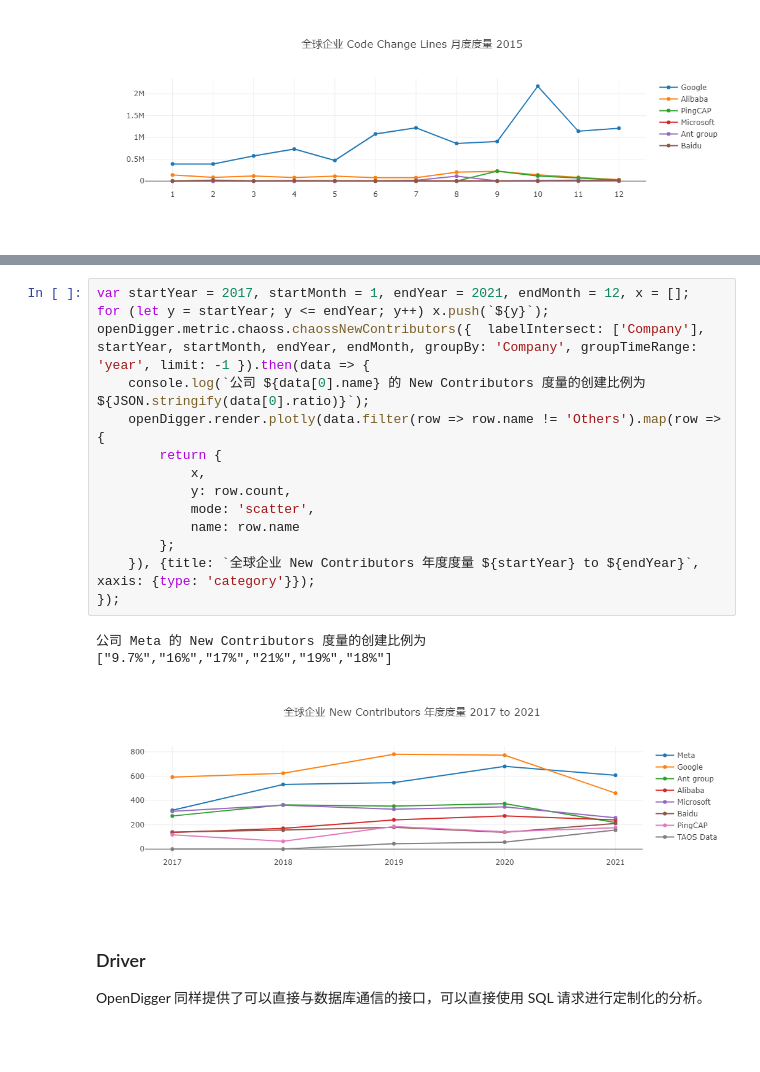
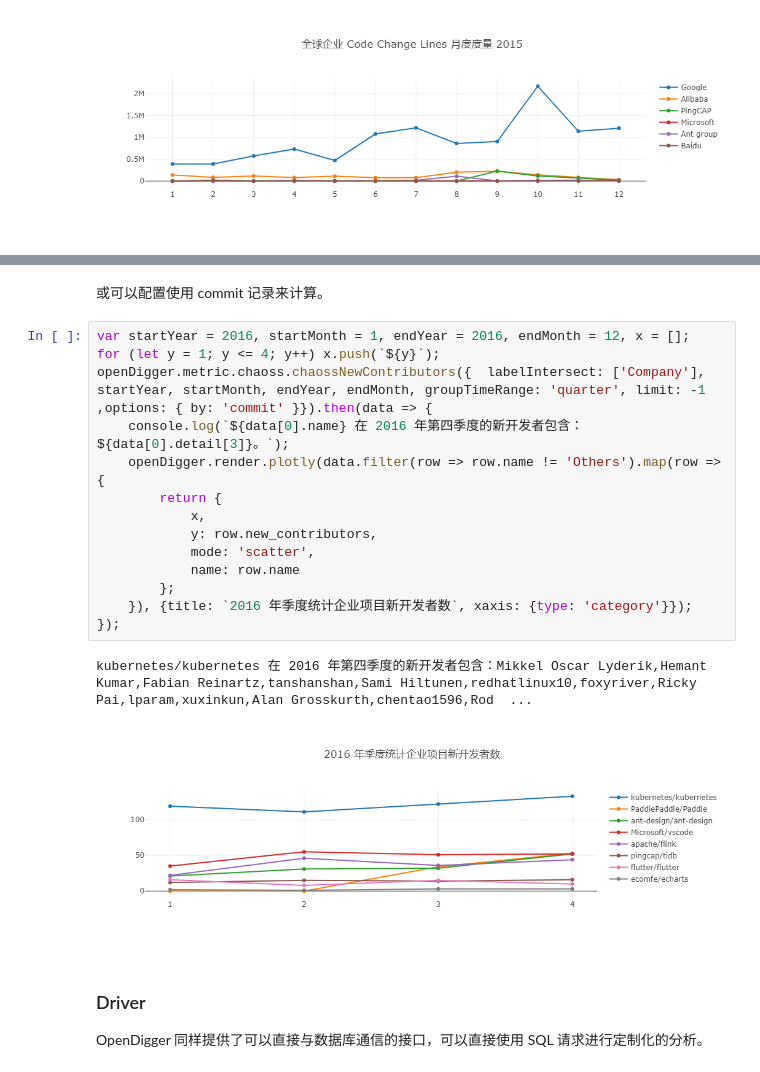
Before and after one commit to longyanz/open-digger, a Jupyter notebook: notebook/handbook_zh.ipynb, the cells around one changed output, grey strips where cells are left out. Drawn from its saved outputs; the diff is of its cells as text; blank space fills up the shorter version.

Commit message:
feat: implement new-contributors metric

```diff
--- a/notebook/handbook_zh.ipynb
+++ b/notebook/handbook_zh.ipynb
@@ -407,20 +429,22 @@ New Contributors 是一个来自CHAOSS的度量。请参考https://chaoss.commun
+# %% [markdown]
+或可以配置使用 commit 记录来计算。
 # %%
-var startYear = 2017, startMonth = 1, endYear = 2021, endMonth = 12, x = [];
-for (let y = startYear; y <= endYear; y++) x.push(`${y}`);
-openDigger.metric.chaoss.chaossNewContributors({  labelIntersect: ['Company'], startYear, startMonth, endYear, endMonth, groupBy: 'Company', groupTimeRange: 'year', limit: -1 }).then(data => {
-    console.log(`公司 ${data[0].name} 的 New Contributors 度量的创建比例为 ${JSON.stringify(data[0].ratio)}`);
+var startYear = 2016, startMonth = 1, endYear = 2016, endMonth = 12, x = [];
+for (let y = 1; y <= 4; y++) x.push(`${y}`);
+openDigger.metric.chaoss.chaossNewContributors({  labelIntersect: ['Company'], startYear, startMonth, endYear, endMonth, groupTimeRange: 'quarter', limit: -1 ,options: { by: 'commit' }}).then(data => {
+    console.log(`${data[0].name} 在 2016 年第四季度的新开发者包含：${data[0].detail[3]}。`);
     openDigger.render.plotly(data.filter(row => row.name != 'Others').map(row => {
         return {
             x,
-            y: row.count,
+            y: row.new_contributors,
             mode: 'scatter',
             name: row.name
         };
-    }), {title: `全球企业 New Contributors 年度度量 ${startYear} to ${endYear}`, xaxis: {type: 'category'}});
+    }), {title: `2016 年季度统计企业项目新开发者数`, xaxis: {type: 'category'}});
 });
 # %% [output]
-公司 Meta 的 New Contributors 度量的创建比例为 ["9.7%","16%","17%","21%","19%","18%"]
+kubernetes/kubernetes 在 2016 年第四季度的新开发者包含：Mikkel Oscar Lyderik,Hemant Kumar,Fabian Reinartz,tanshanshan,Sami Hiltunen,redhatlinux10,foxyriver,Ricky Pai,lparam,xuxinkun,Alan Grosskurth,chentao1596,Rod  ...
-[figure, old version]
+[figure, new version]
 # %% [markdown]
 ### Driver
 
```
Also changed, not shown: parts of 5 cells of this notebook, 2 other files.
